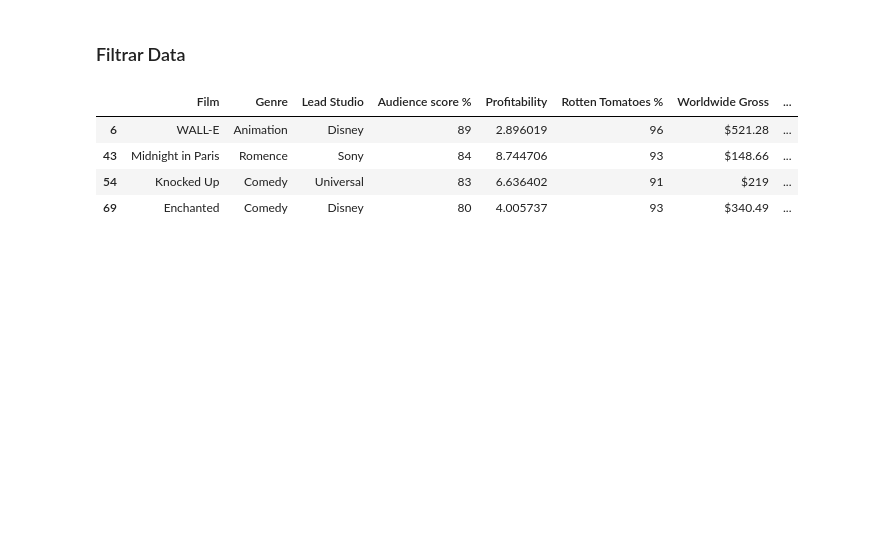
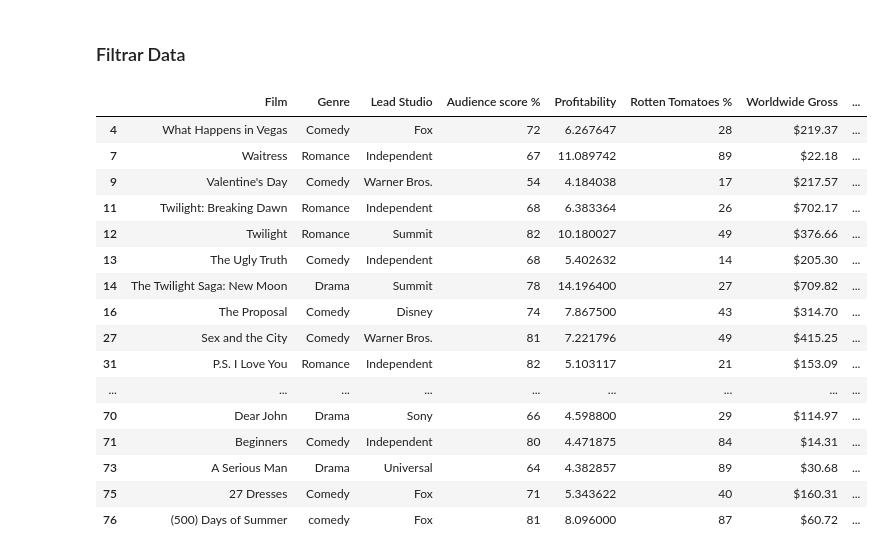
Before and after one commit to Yugen02/Python_Course_TechOps, a Jupyter notebook: Ejercicios/Pandas_Dia2.ipynb, the cells around one changed output. Cells and saved outputs as stored; diff of their text form; code cells hidden in the pictures; blank space fills up the shorter version.

```diff
--- a/Ejercicios/Pandas_Dia2.ipynb
+++ b/Ejercicios/Pandas_Dia2.ipynb
@@ -186,25 +186,39 @@ movies.loc[0:5]
 # %%
 ## Filtrar por Genero
 ## BOOLEAN INDEXING
 movies['Genre'] == 'Action'
 
 ## Filtrar por Genero con la data
 movies[movies['Genre'] == 'Comedy']
 
 ## Filtrar por Genero con la data y por año
 movies[(movies['Genre'] == 'Comedy')&(movies['Year'] == 2008)]
 
 ## Filtrar por Genero con la data y por año
 movies[(movies['Genre'] == 'Comedy')|(movies['Genre'] == 'Romance')]
 
 ## Filtrar por el rate de Audience score arriba del 80%
 movies[(movies['Audience score %'] >= 80)]
 
 ## Filtrar por el rate de Rotten Tomatoes arriba del 90%
 movies[(movies['Rotten Tomatoes %'] >= 90)]
+
+movies[(movies['Profitability'] >= 4)]
 # %% [output]
 |  | Film | Genre | Lead Studio | Audience score % | Profitability | Rotten Tomatoes % | Worldwide Gross | ... |
-| 6 | WALL-E | Animation | Disney | 89 | 2.896019 | 96 | $521.28 | ... |
-| 43 | Midnight in Paris | Romence | Sony | 84 | 8.744706 | 93 | $148.66 | ... |
-| 54 | Knocked Up | Comedy | Universal | 83 | 6.636402 | 91 | $219 | ... |
-| 69 | Enchanted | Comedy | Disney | 80 | 4.005737 | 93 | $340.49 | ... |
+| 4 | What Happens in Vegas | Comedy | Fox | 72 | 6.267647 | 28 | $219.37 | ... |
+| 7 | Waitress | Romance | Independent | 67 | 11.089742 | 89 | $22.18 | ... |
+| 9 | Valentine's Day | Comedy | Warner Bros. | 54 | 4.184038 | 17 | $217.57 | ... |
+| 11 | Twilight: Breaking Dawn | Romance | Independent | 68 | 6.383364 | 26 | $702.17 | ... |
+| 12 | Twilight | Romance | Summit | 82 | 10.180027 | 49 | $376.66 | ... |
+| 13 | The Ugly Truth | Comedy | Independent | 68 | 5.402632 | 14 | $205.30 | ... |
+| 14 | The Twilight Saga: New Moon | Drama | Summit | 78 | 14.196400 | 27 | $709.82 | ... |
+| 16 | The Proposal | Comedy | Disney | 74 | 7.867500 | 43 | $314.70 | ... |
+| 27 | Sex and the City | Comedy | Warner Bros. | 81 | 7.221796 | 49 | $415.25 | ... |
+| 31 | P.S. I Love You | Romance | Independent | 82 | 5.103117 | 21 | $153.09 | ... |
+| ... | ... | ... | ... | ... | ... | ... | ... | ... |
+| 70 | Dear John | Drama | Sony | 66 | 4.598800 | 29 | $114.97 | ... |
+| 71 | Beginners | Comedy | Independent | 80 | 4.471875 | 84 | $14.31 | ... |
+| 73 | A Serious Man | Drama | Universal | 64 | 4.382857 | 89 | $30.68 | ... |
+| 75 | 27 Dresses | Comedy | Fox | 71 | 5.343622 | 40 | $160.31 | ... |
+| 76 | (500) Days of Summer | comedy | Fox | 81 | 8.096000 | 87 | $60.72 | ... |
```
Also changed, not shown: parts of 8 cells of this notebook, 1 other file.
